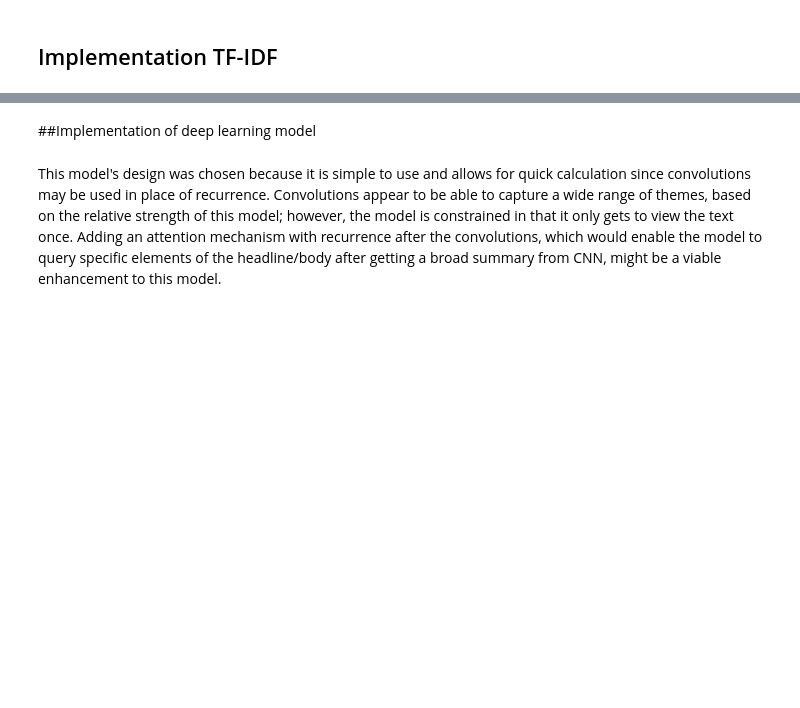
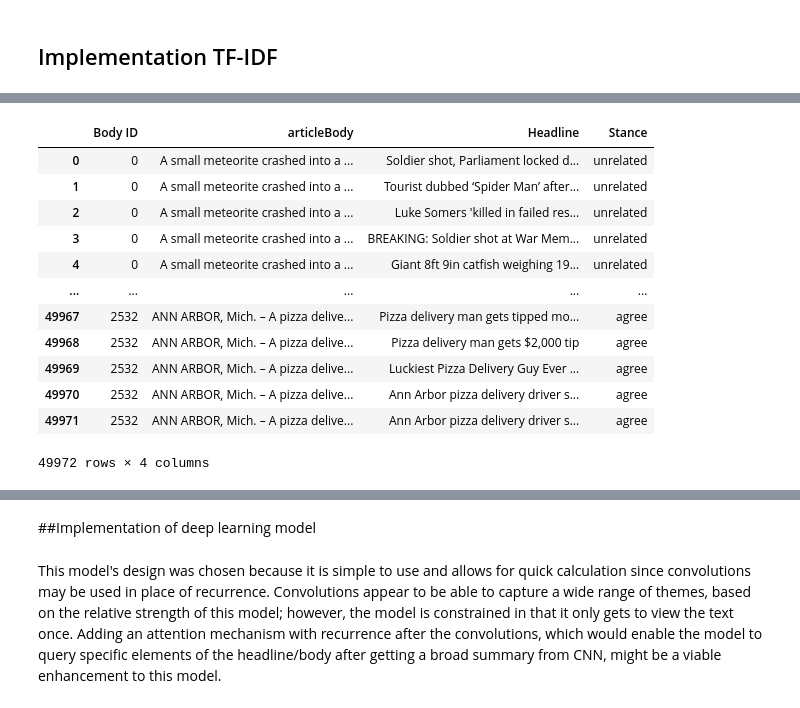
Before and after one commit to Mousatat/Fake-News-Detection-project, a Jupyter notebook: FakeNewsDetection.ipynb, the cells around one changed output, grey strips where cells are left out. Cells and saved outputs as stored; diff of their text form; code cells hidden in the pictures; blank space fills up the shorter version.

```diff
--- a/FakeNewsDetection.ipynb
+++ b/FakeNewsDetection.ipynb
@@ -426,0 +534,22 @@ Overall, TF-IDF is a powerful technique for analyzing text data and has been sho
+# %%
+# Load the data into a Pandas dataframe.
+df_content = pd.read_csv('train_bodies.csv')
+df_headline = pd.read_csv('train_stances.csv')
+# %%
+df = pd.merge(df_content, df_headline, on="Body ID")
+# %%
+df
+# %% [output]
+|  | Body ID | articleBody | Headline | Stance |
+| 0 | 0 | A small meteorite crashed into a ... | Soldier shot, Parliament locked d... | unrelated |
+| 1 | 0 | A small meteorite crashed into a ... | Tourist dubbed ‘Spider Man’ after... | unrelated |
+| 2 | 0 | A small meteorite crashed into a ... | Luke Somers 'killed in failed res... | unrelated |
+| 3 | 0 | A small meteorite crashed into a ... | BREAKING: Soldier shot at War Mem... | unrelated |
+| 4 | 0 | A small meteorite crashed into a ... | Giant 8ft 9in catfish weighing 19... | unrelated |
+| ... | ... | ... | ... | ... |
+| 49967 | 2532 | ANN ARBOR, Mich. – A pizza delive... | Pizza delivery man gets tipped mo... | agree |
+| 49968 | 2532 | ANN ARBOR, Mich. – A pizza delive... | Pizza delivery man gets $2,000 tip | agree |
+| 49969 | 2532 | ANN ARBOR, Mich. – A pizza delive... | Luckiest Pizza Delivery Guy Ever ... | agree |
+| 49970 | 2532 | ANN ARBOR, Mich. – A pizza delive... | Ann Arbor pizza delivery driver s... | agree |
+| 49971 | 2532 | ANN ARBOR, Mich. – A pizza delive... | Ann Arbor pizza delivery driver s... | agree |
+49972 rows × 4 columns
```
Also changed, not shown: parts of 28 cells of this notebook.
